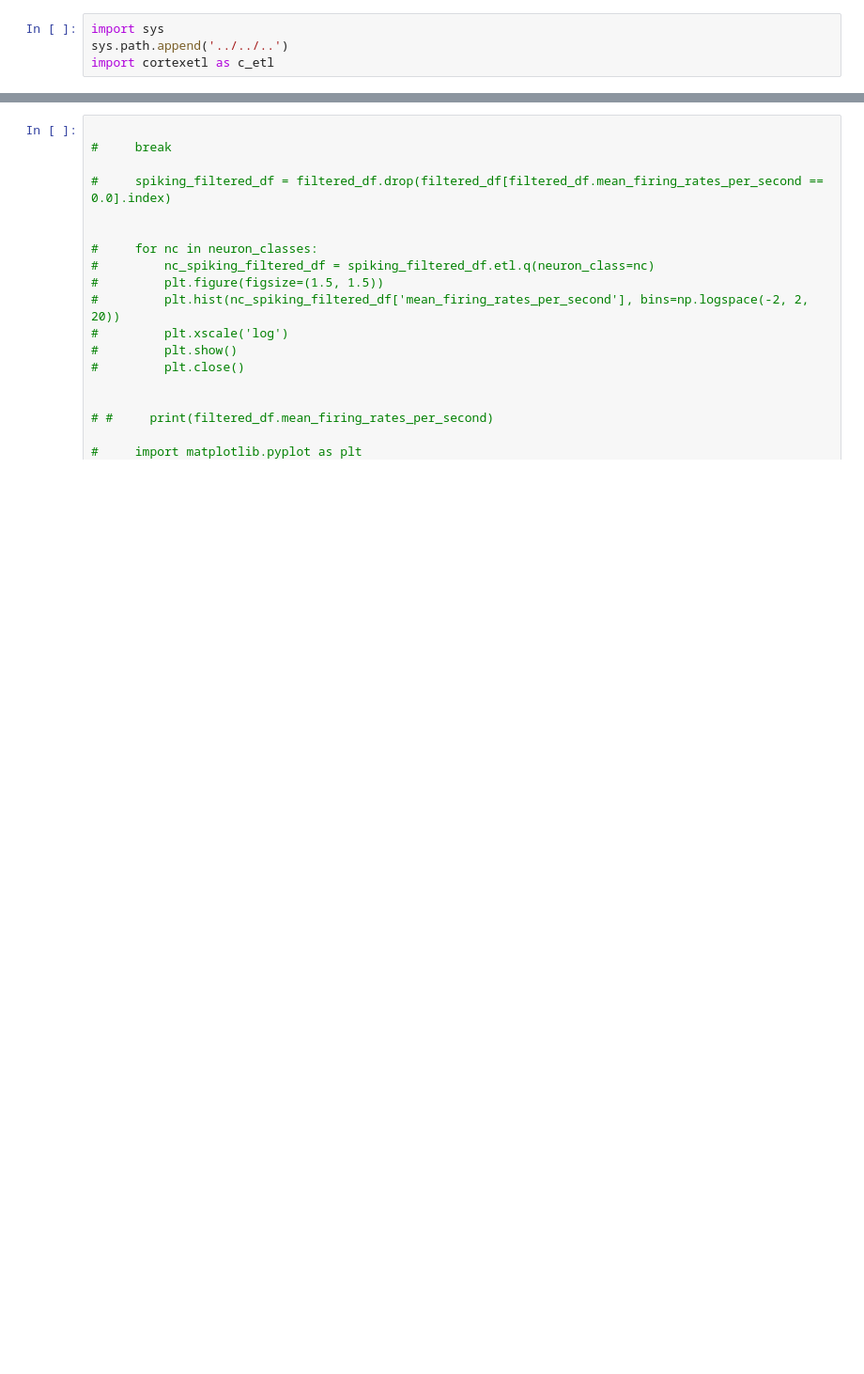
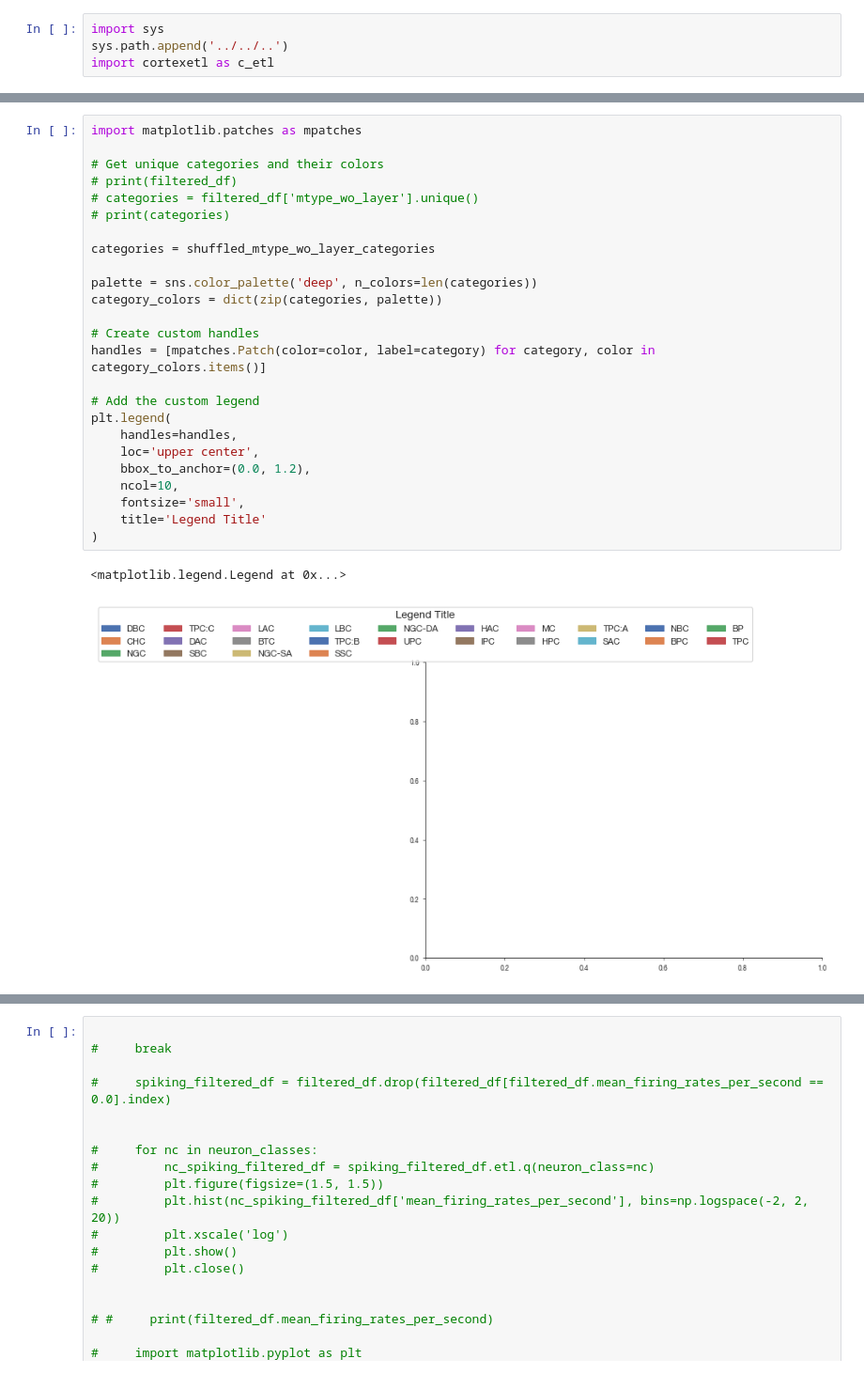
Before and after one commit to BlueBrain/cortexetl, a Jupyter notebook: notebooks/elife_sscx_physiology_2024/8-FRDistributionTest/8-FRDistributionTest.ipynb, the cells around one changed output, grey strips where cells are left out. Shown: that part at 94% size. Saved outputs shown, nothing was run; the diff lists cells and outputs as text; blank space fills up the shorter version.

```diff
--- a/notebooks/elife_sscx_physiology_2024/8-FRDistributionTest/8-FRDistributionTest.ipynb
+++ b/notebooks/elife_sscx_physiology_2024/8-FRDistributionTest/8-FRDistributionTest.ipynb
@@ -185,0 +169,28 @@ See the caveats in the documentation: https://pandas.pydata.org/pandas-docs/stab
+# %%
+import matplotlib.patches as mpatches
+
+# Get unique categories and their colors
+# print(filtered_df)
+# categories = filtered_df['mtype_wo_layer'].unique()
+# print(categories)
+
+categories = shuffled_mtype_wo_layer_categories
+
+palette = sns.color_palette('deep', n_colors=len(categories))
+category_colors = dict(zip(categories, palette))
+
+# Create custom handles
+handles = [mpatches.Patch(color=color, label=category) for category, color in category_colors.items()]
+
+# Add the custom legend
+plt.legend(
+    handles=handles,
+    loc='upper center',
+    bbox_to_anchor=(0.0, 1.2),
+    ncol=10,
+    fontsize='small',
+    title='Legend Title'
+)
+# %% [output]
+<matplotlib.legend.Legend at 0x...>
+[figure, added]
```
Also changed, not shown: parts of 5 cells of this notebook, 6 other files.
